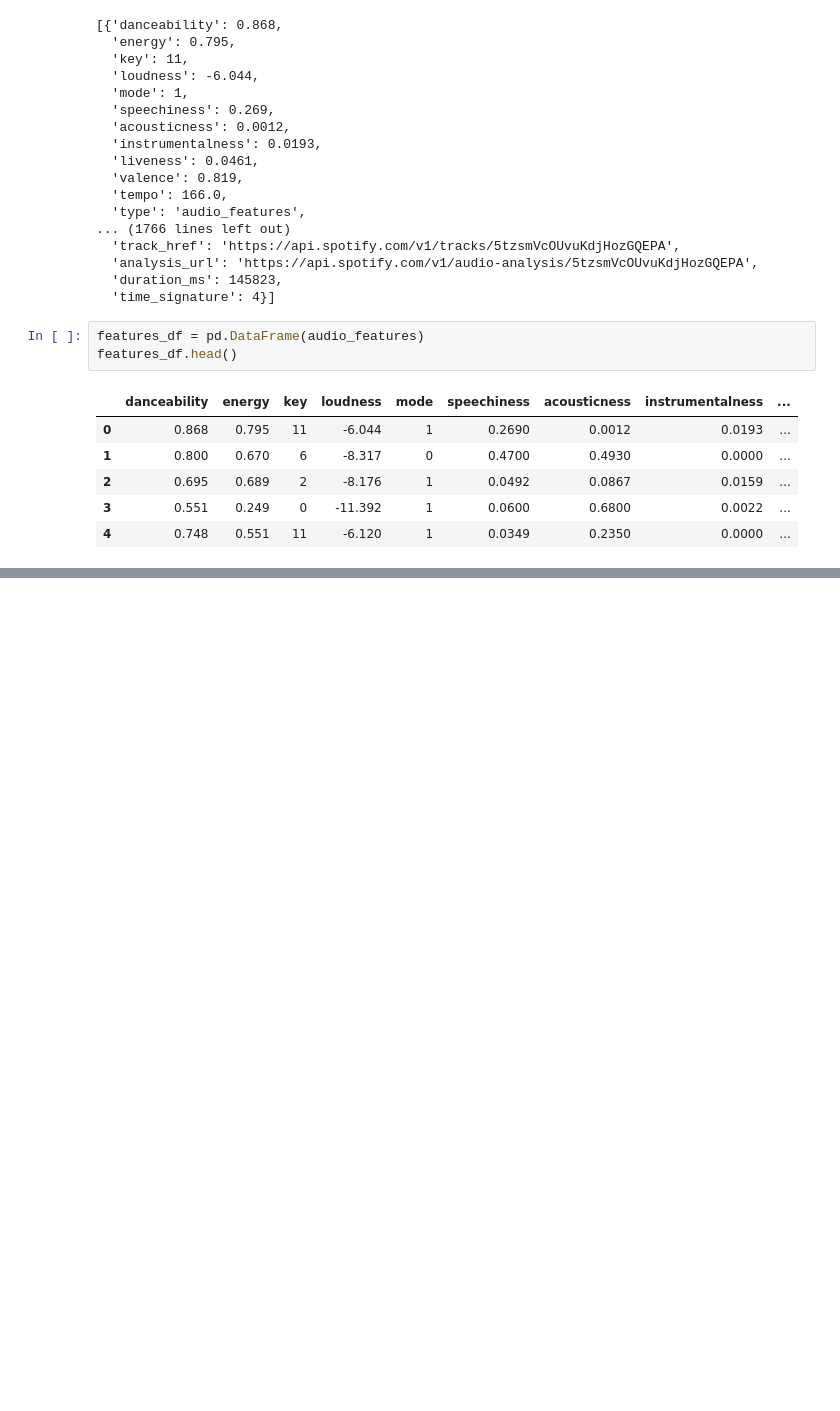
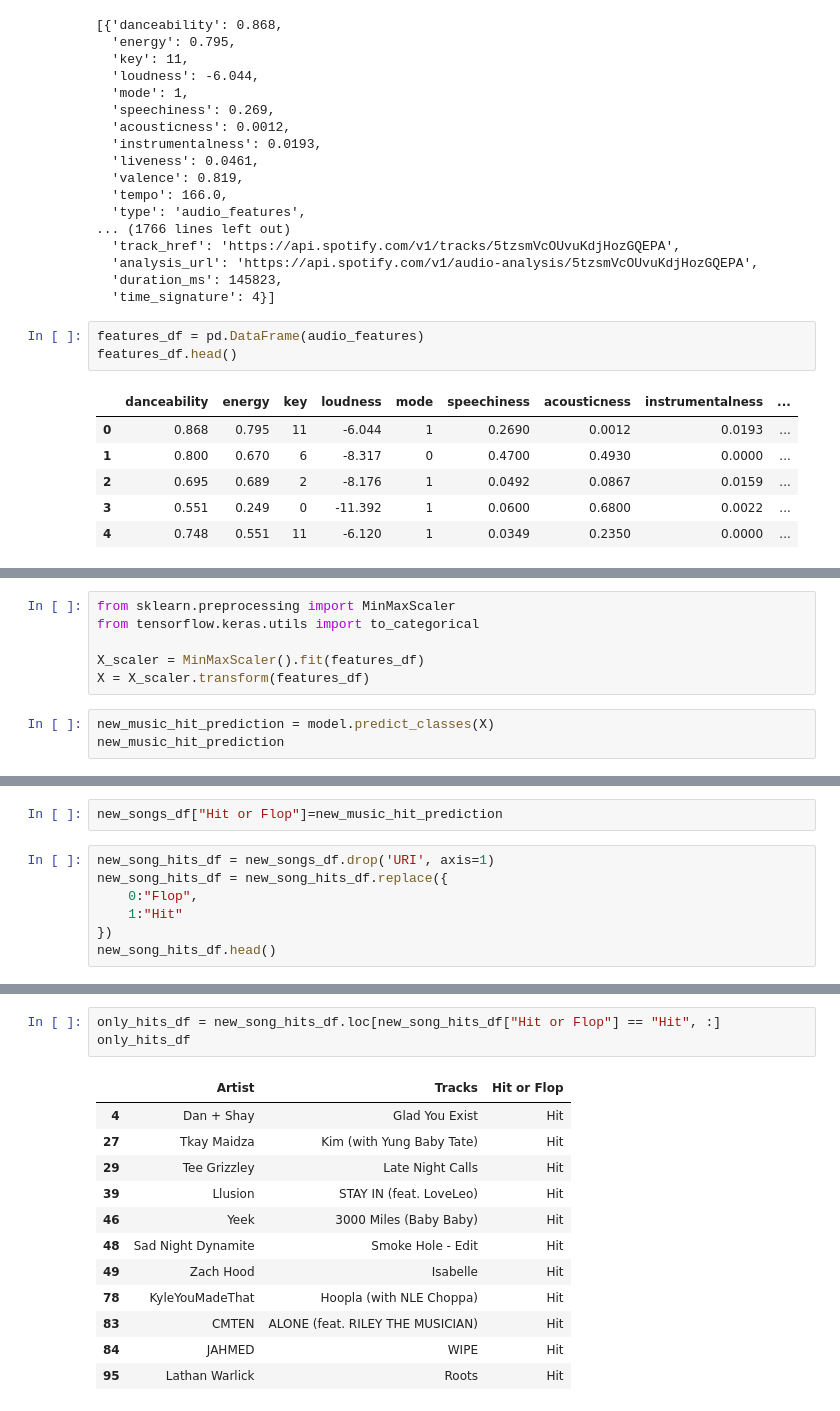
Before and after one commit to msullivan987/Spotify-hits-or-flops, a Jupyter notebook: notebooks/Spotipy_API_calls_new_music_playlist.ipynb, the cells around one changed output, grey strips where cells are left out. Cells and saved outputs as stored; diff of their text form; blank space fills up the shorter version.

Commit message:
ran model on new music playlist

```diff
--- a/notebooks/Spotipy_API_calls.ipynb
+++ b/notebooks/Spotipy_API_calls_new_music_playlist.ipynb
@@ -188,0 +218,9 @@ features_df.head()
+# %%
+from sklearn.preprocessing import MinMaxScaler
+from tensorflow.keras.utils import to_categorical
+
+X_scaler = MinMaxScaler().fit(features_df)
+X = X_scaler.transform(features_df)
+# %%
+new_music_hit_prediction = model.predict_classes(X)
+new_music_hit_prediction
@@ -188,0 +233,9 @@ features_df.head()
+# %%
+new_songs_df["Hit or Flop"]=new_music_hit_prediction
+# %%
+new_song_hits_df = new_songs_df.drop('URI', axis=1)
+new_song_hits_df = new_song_hits_df.replace({
+    0:"Flop",
+    1:"Hit"
+})
+new_song_hits_df.head()
@@ -188,0 +249,16 @@ features_df.head()
+# %%
+only_hits_df = new_song_hits_df.loc[new_song_hits_df["Hit or Flop"] == "Hit", :]
+only_hits_df
+# %% [output]
+|  | Artist | Tracks | Hit or Flop |
+| 4 | Dan + Shay | Glad You Exist | Hit |
+| 27 | Tkay Maidza | Kim (with Yung Baby Tate) | Hit |
+| 29 | Tee Grizzley | Late Night Calls | Hit |
+| 39 | Llusion | STAY IN (feat. LoveLeo) | Hit |
+| 46 | Yeek | 3000 Miles (Baby Baby) | Hit |
+| 48 | Sad Night Dynamite | Smoke Hole - Edit | Hit |
+| 49 | Zach Hood | Isabelle | Hit |
+| 78 | KyleYouMadeThat | Hoopla (with NLE Choppa) | Hit |
+| 83 | CMTEN | ALONE (feat. RILEY THE MUSICIAN) | Hit |
+| 84 | JAHMED | WIPE | Hit |
+| 95 | Lathan Warlick | Roots | Hit |
```
Also changed, not shown: parts of 6 cells of this notebook, 1 other file.
